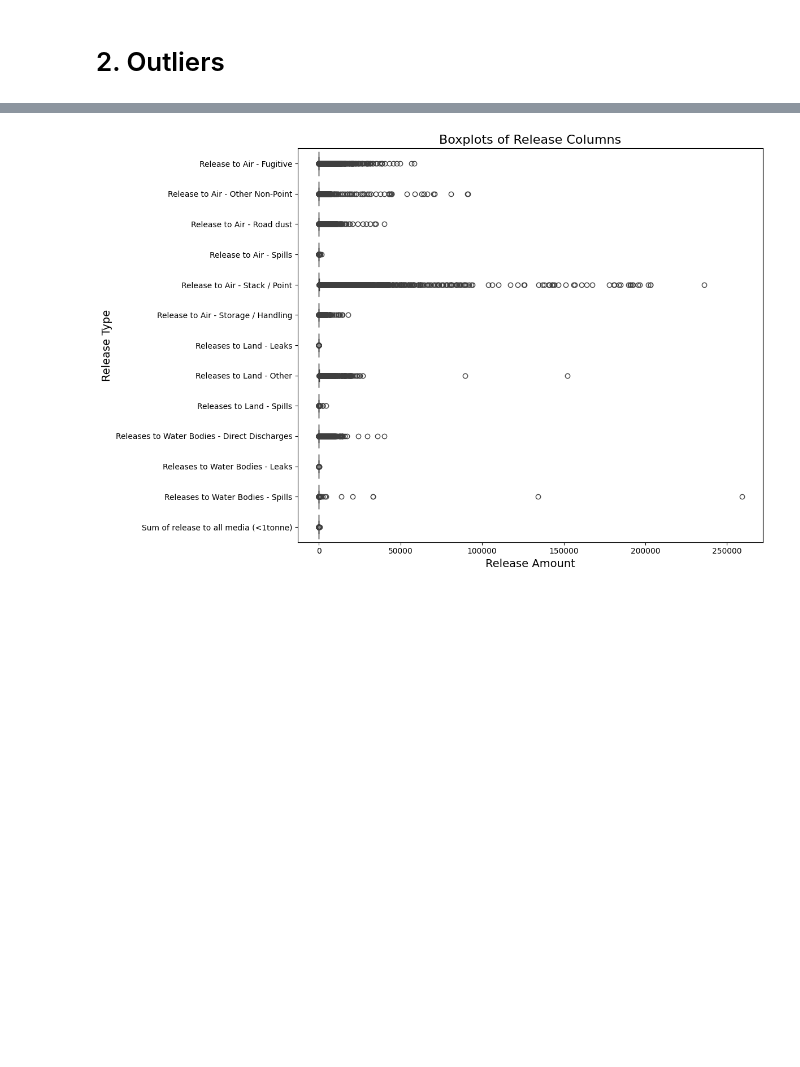
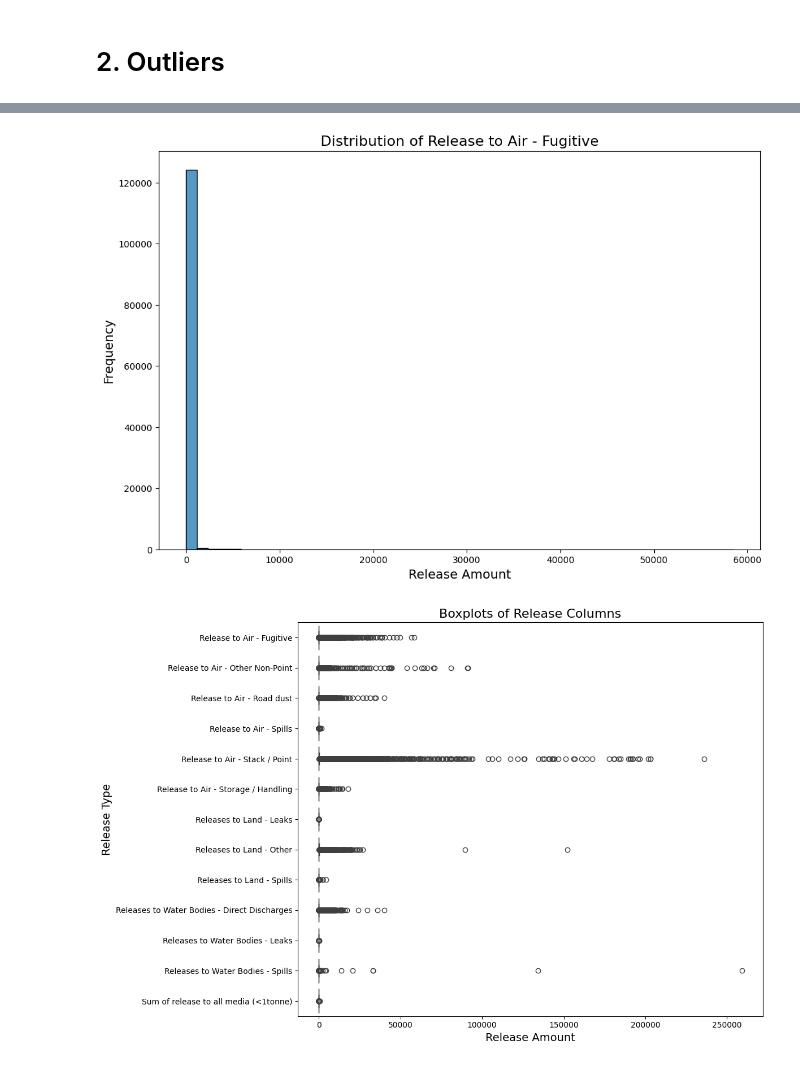
Before and after one commit to alekivetz/CMPT-2400, a Jupyter notebook: NPRI_EDA_AL.ipynb, the cells around one changed output, grey strips where cells are left out. Drawn from its saved outputs; the diff is of its cells as text; code cells hidden in the pictures; blank space fills up the shorter version.

```diff
--- a/NPRI_EDA_AL.ipynb
+++ b/NPRI_EDA_AL.ipynb
@@ -213 +307,13 @@ release_columns = [
+# %%
+# Release to air fugitive histogram with outliers
+
+plt.figure(figsize=(12, 8))
+sns.histplot(data=df, x='Release to Air - Fugitive', bins=50, stat='count')
+
+plt.title('Distribution of Release to Air - Fugitive', fontsize=16)
+plt.xlabel('Release Amount', fontsize=14)
+plt.ylabel('Frequency', fontsize=14)
+plt.show()
+# %% [output]
+[figure, added]
 # %%
```
Also changed, not shown: parts of 10 cells of this notebook.
